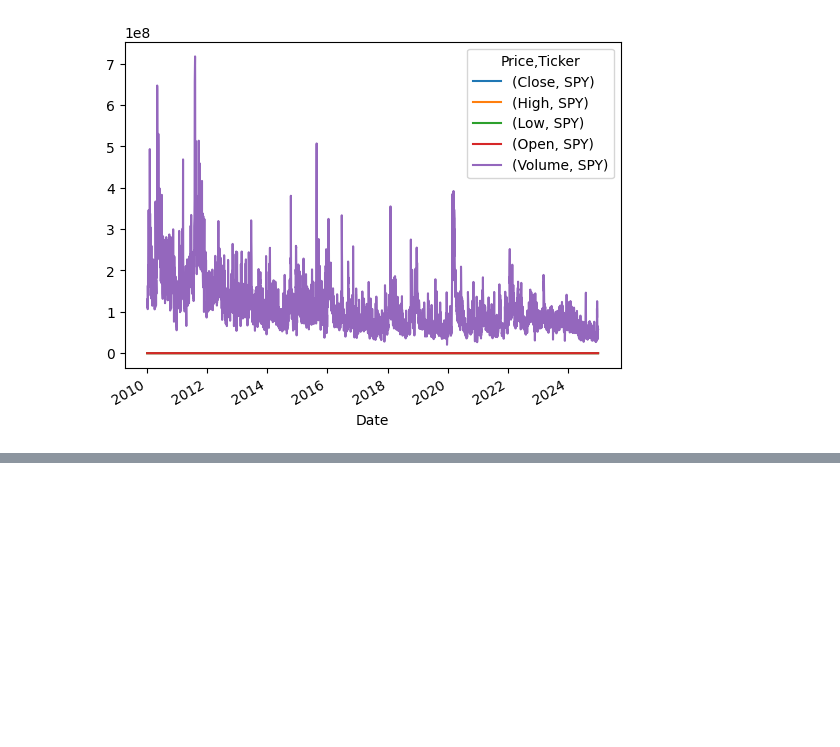
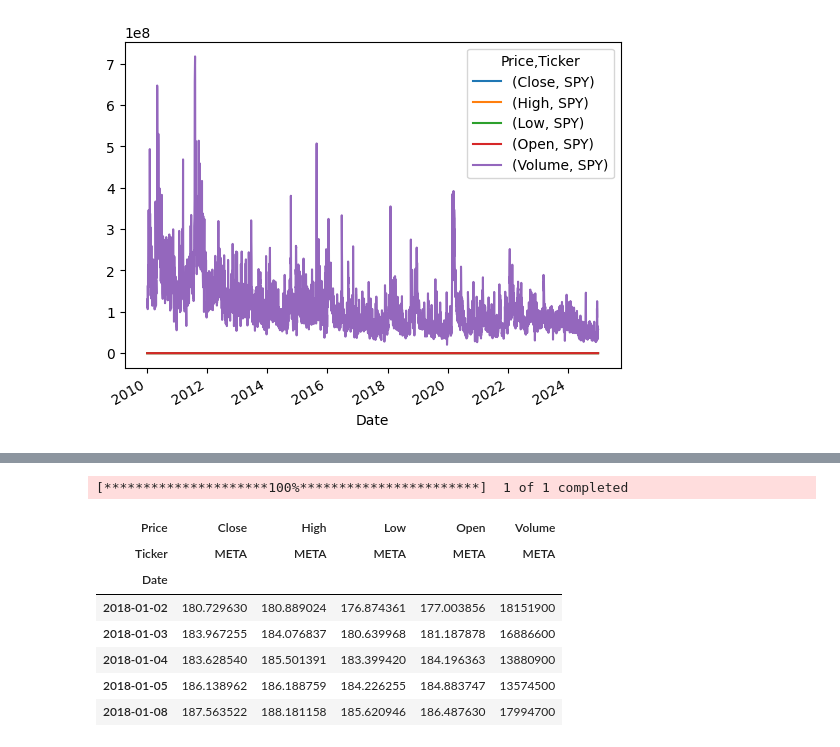
Before and after one commit to Jonathan57000/IAE_METZ_DATA, a Jupyter notebook: TD_DATA4FUNDS.ipynb, the cells around one changed output, grey strips where cells are left out. Saved outputs shown, nothing was run; the diff lists cells and outputs as text; code cells hidden in the pictures; blank space fills up the shorter version.

```diff
--- a/TD_DATA4FUNDS.ipynb
+++ b/TD_DATA4FUNDS.ipynb
@@ -262,0 +296,22 @@ lux_data.plot()
+# %%
+# define the stock ticker symbol
+ticker="META"
+
+start_date="2018-01-01"
+end_date="2025-01-01"
+
+#fetch the stock data using yfinance
+stock_data=yf.download(ticker,start=start_date,end=end_date)
+
+#display the first few rows of the date to understand its structure
+stock_data.head()
+# %% [output]
+[*********************100%***********************]  1 of 1 completed
+| Price | Close | High | Low | Open | Volume |
+| Ticker | META | META | META | META | META |
+| Date |  |  |  |  |  |
+| 2018-01-02 | 180.729630 | 180.889024 | 176.874361 | 177.003856 | 18151900 |
+| 2018-01-03 | 183.967255 | 184.076837 | 180.639968 | 181.187878 | 16886600 |
+| 2018-01-04 | 183.628540 | 185.501391 | 183.399420 | 184.196363 | 13880900 |
+| 2018-01-05 | 186.138962 | 186.188759 | 184.226255 | 184.883747 | 13574500 |
+| 2018-01-08 | 187.563522 | 188.181158 | 185.620946 | 186.487630 | 17994700 |
```
Also changed, not shown: parts of 11 cells of this notebook.
